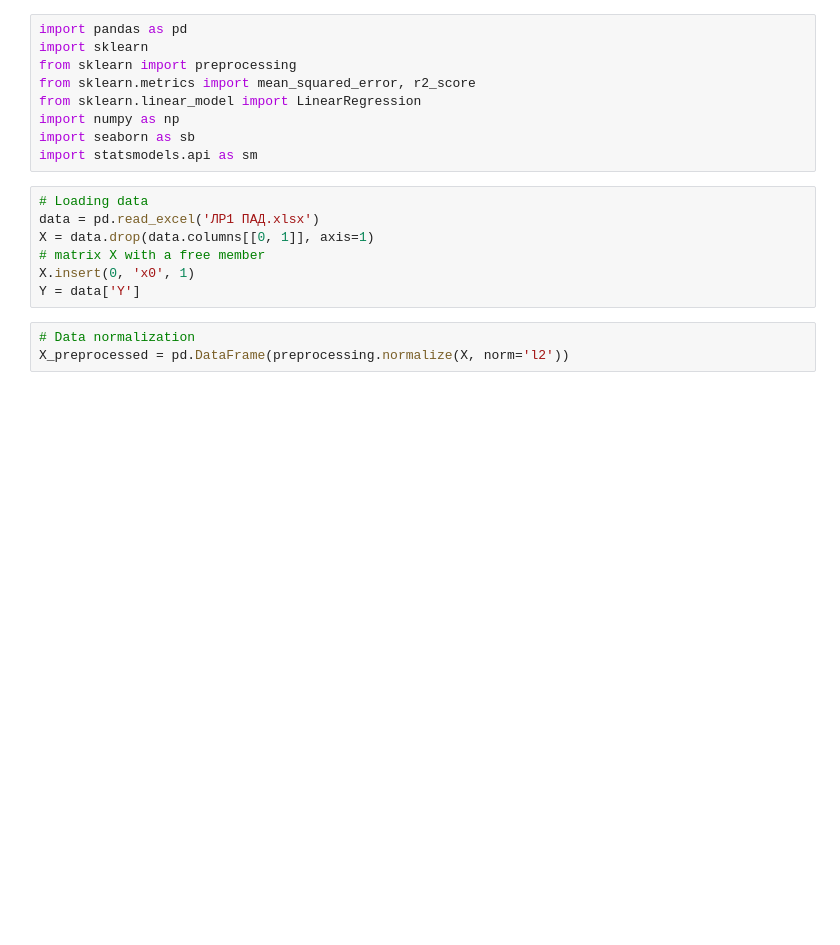
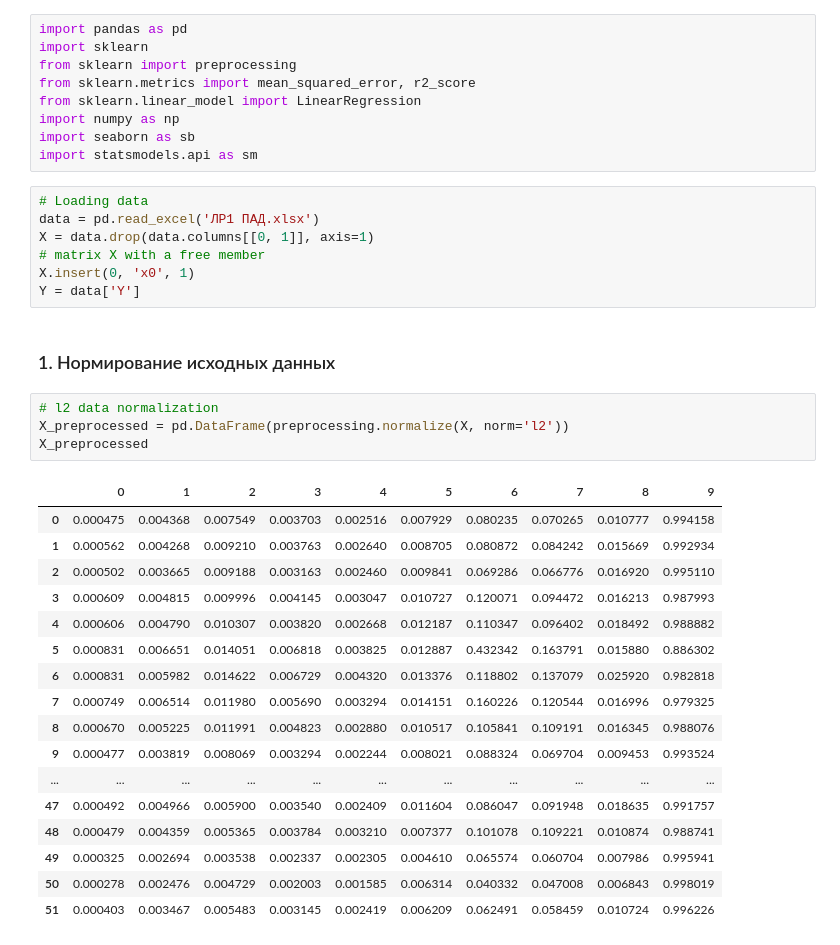
Before and after one commit to alice480/BMSTU_AppliedDataAnalysis, a Jupyter notebook: lab1.ipynb, the cells around one changed output. Cells and saved outputs as stored; diff of their text form; blank space fills up the shorter version.

```diff
--- a/lab1.ipynb
+++ b/lab1.ipynb
@@ -14,6 +14,27 @@ X = data.drop(data.columns[[0, 1]], axis=1)
 # matrix X with a free member
 X.insert(0, 'x0', 1)
 Y = data['Y']
+# %% [markdown]
+### 1. Нормирование исходных данных
 # %%
-# Data normalization
+# l2 data normalization
 X_preprocessed = pd.DataFrame(preprocessing.normalize(X, norm='l2'))
+X_preprocessed
+# %% [output]
+|  | 0 | 1 | 2 | 3 | 4 | 5 | 6 | 7 | 8 | 9 |
+| 0 | 0.000475 | 0.004368 | 0.007549 | 0.003703 | 0.002516 | 0.007929 | 0.080235 | 0.070265 | 0.010777 | 0.994158 |
+| 1 | 0.000562 | 0.004268 | 0.009210 | 0.003763 | 0.002640 | 0.008705 | 0.080872 | 0.084242 | 0.015669 | 0.992934 |
+| 2 | 0.000502 | 0.003665 | 0.009188 | 0.003163 | 0.002460 | 0.009841 | 0.069286 | 0.066776 | 0.016920 | 0.995110 |
+| 3 | 0.000609 | 0.004815 | 0.009996 | 0.004145 | 0.003047 | 0.010727 | 0.120071 | 0.094472 | 0.016213 | 0.987993 |
+| 4 | 0.000606 | 0.004790 | 0.010307 | 0.003820 | 0.002668 | 0.012187 | 0.110347 | 0.096402 | 0.018492 | 0.988882 |
+| 5 | 0.000831 | 0.006651 | 0.014051 | 0.006818 | 0.003825 | 0.012887 | 0.432342 | 0.163791 | 0.015880 | 0.886302 |
+| 6 | 0.000831 | 0.005982 | 0.014622 | 0.006729 | 0.004320 | 0.013376 | 0.118802 | 0.137079 | 0.025920 | 0.982818 |
+| 7 | 0.000749 | 0.006514 | 0.011980 | 0.005690 | 0.003294 | 0.014151 | 0.160226 | 0.120544 | 0.016996 | 0.979325 |
+| 8 | 0.000670 | 0.005225 | 0.011991 | 0.004823 | 0.002880 | 0.010517 | 0.105841 | 0.109191 | 0.016345 | 0.988076 |
+| 9 | 0.000477 | 0.003819 | 0.008069 | 0.003294 | 0.002244 | 0.008021 | 0.088324 | 0.069704 | 0.009453 | 0.993524 |
+| ... | ... | ... | ... | ... | ... | ... | ... | ... | ... | ... |
+| 47 | 0.000492 | 0.004966 | 0.005900 | 0.003540 | 0.002409 | 0.011604 | 0.086047 | 0.091948 | 0.018635 | 0.991757 |
+| 48 | 0.000479 | 0.004359 | 0.005365 | 0.003784 | 0.003210 | 0.007377 | 0.101078 | 0.109221 | 0.010874 | 0.988741 |
+| 49 | 0.000325 | 0.002694 | 0.003538 | 0.002337 | 0.002305 | 0.004610 | 0.065574 | 0.060704 | 0.007986 | 0.995941 |
+| 50 | 0.000278 | 0.002476 | 0.004729 | 0.002003 | 0.001585 | 0.006314 | 0.040332 | 0.047008 | 0.006843 | 0.998019 |
+| 51 | 0.000403 | 0.003467 | 0.005483 | 0.003145 | 0.002419 | 0.006209 | 0.062491 | 0.058459 | 0.010724 | 0.996226 |
```
Also changed, not shown: parts of 16 cells of this notebook.
